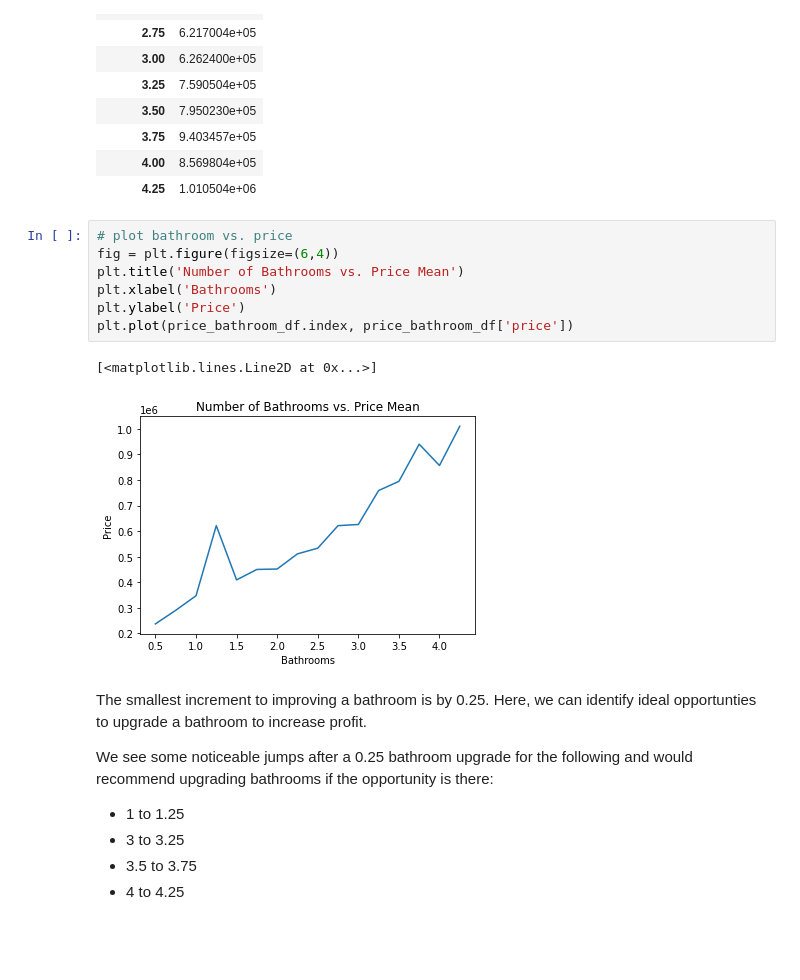
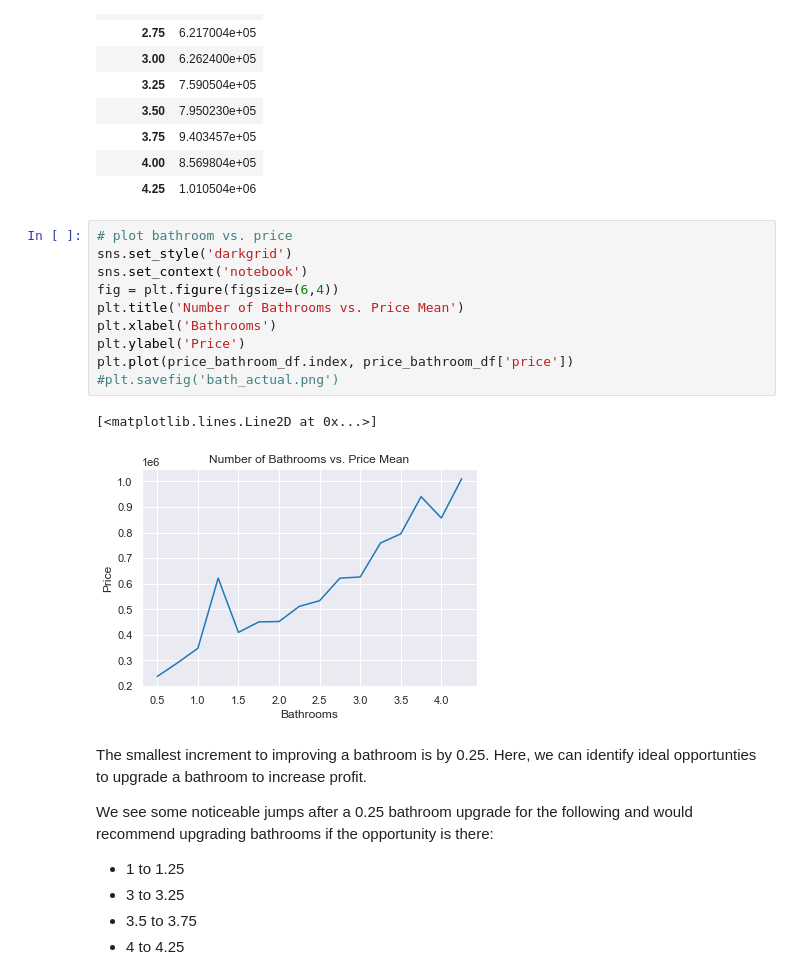
Before and after one commit to hoganbyun/dsc-phase-2-project, a Jupyter notebook: student.ipynb, the cells around one changed output. Drawn from its saved outputs; the diff is of its cells as text; blank space fills up the shorter version.

```diff
--- a/student.ipynb
+++ b/student.ipynb
@@ -1848,14 +1833,17 @@ price_bathroom_df
 | 4.25 | 1.010504e+06 |
 # %%
 # plot bathroom vs. price
+sns.set_style('darkgrid')
+sns.set_context('notebook')
 fig = plt.figure(figsize=(6,4))
 plt.title('Number of Bathrooms vs. Price Mean')
 plt.xlabel('Bathrooms')
 plt.ylabel('Price')
 plt.plot(price_bathroom_df.index, price_bathroom_df['price'])
+#plt.savefig('bath_actual.png')
 # %% [output]
 [<matplotlib.lines.Line2D at 0x...>]
-[figure, old version]
+[figure, new version]
 # %% [markdown]
 The smallest increment to improving a bathroom is by 0.25. Here, we can identify ideal opportunties to upgrade a bathroom to increase profit.
 
```
Also changed, not shown: parts of 32 cells of this notebook, 10 other files.
